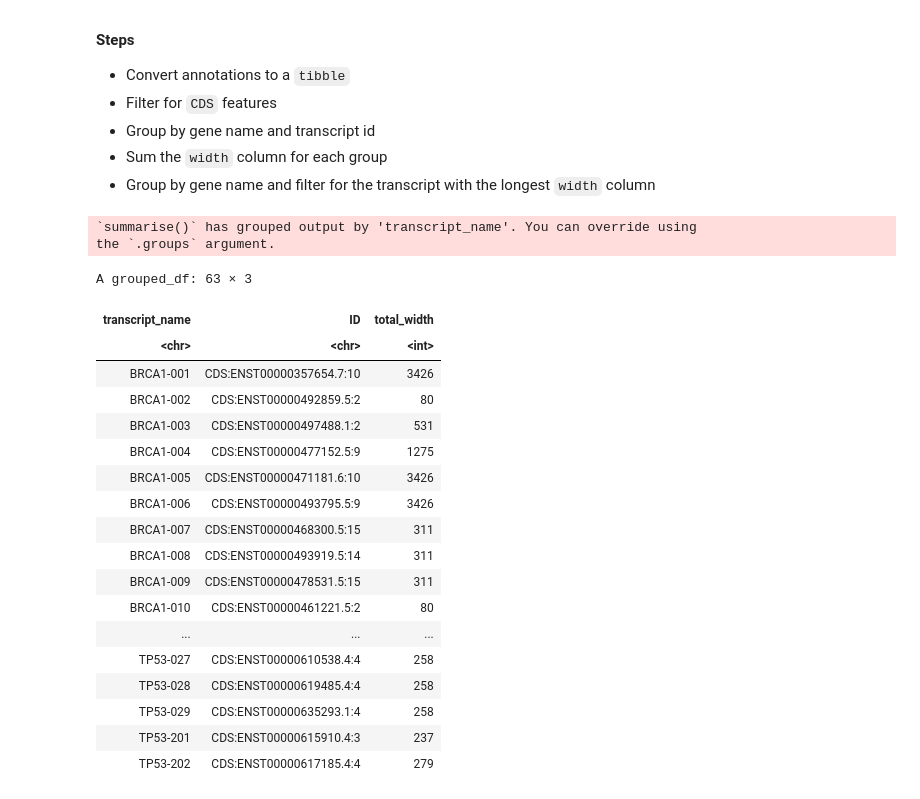
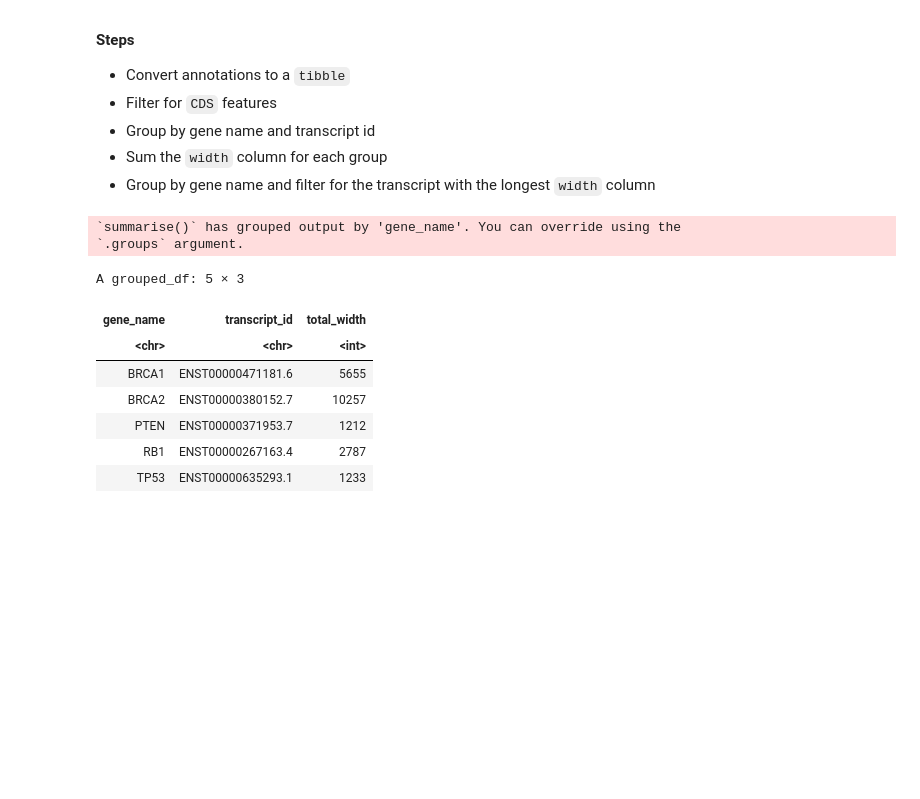
Before and after one commit to boothcl/tfcb_2024, a Jupyter notebook: lectures/lecture14/lecture14.ipynb, the cells around one changed output. Cells and saved outputs as stored; diff of their text form; code cells hidden in the pictures; blank space fills up the shorter version.

```diff
--- a/lectures/lecture14/lecture14.ipynb
+++ b/lectures/lecture14/lecture14.ipynb
@@ -330,30 +330,19 @@ DNAStringSet object of length 63:
 # %%
 annotations %>%
     as_tibble() %>%
     filter(type == 'CDS') %>%
-    group_by(transcript_name, ID) %>%
+    group_by(gene_name, transcript_id) %>%
     summarize(total_width = sum(width)) %>%
-    group_by(transcript_name) %>%
+    group_by(gene_name) %>%
     slice(which.max(total_width))
 # %% [output]
-`summarise()` has grouped output by 'transcript_name'. You can override using
-the `.groups` argument.
+`summarise()` has grouped output by 'gene_name'. You can override using the
+`.groups` argument.
-A grouped_df: 63 × 3
+A grouped_df: 5 × 3
-| transcript_name | ID | total_width |
+| gene_name | transcript_id | total_width |
 | <chr> | <chr> | <int> |
-| BRCA1-001 | CDS:ENST00000357654.7:10 | 3426 |
-| BRCA1-002 | CDS:ENST00000492859.5:2 | 80 |
-| BRCA1-003 | CDS:ENST00000497488.1:2 | 531 |
-| BRCA1-004 | CDS:ENST00000477152.5:9 | 1275 |
-| BRCA1-005 | CDS:ENST00000471181.6:10 | 3426 |
-| BRCA1-006 | CDS:ENST00000493795.5:9 | 3426 |
-| BRCA1-007 | CDS:ENST00000468300.5:15 | 311 |
-| BRCA1-008 | CDS:ENST00000493919.5:14 | 311 |
-| BRCA1-009 | CDS:ENST00000478531.5:15 | 311 |
-| BRCA1-010 | CDS:ENST00000461221.5:2 | 80 |
-| ... | ... | ... |
-| TP53-027 | CDS:ENST00000610538.4:4 | 258 |
-| TP53-028 | CDS:ENST00000619485.4:4 | 258 |
-| TP53-029 | CDS:ENST00000635293.1:4 | 258 |
-| TP53-201 | CDS:ENST00000615910.4:3 | 237 |
-| TP53-202 | CDS:ENST00000617185.4:4 | 279 |
+| BRCA1 | ENST00000471181.6 | 5655 |
+| BRCA2 | ENST00000380152.7 | 10257 |
+| PTEN | ENST00000371953.7 | 1212 |
+| RB1 | ENST00000267163.4 | 2787 |
+| TP53 | ENST00000635293.1 | 1233 |
```
